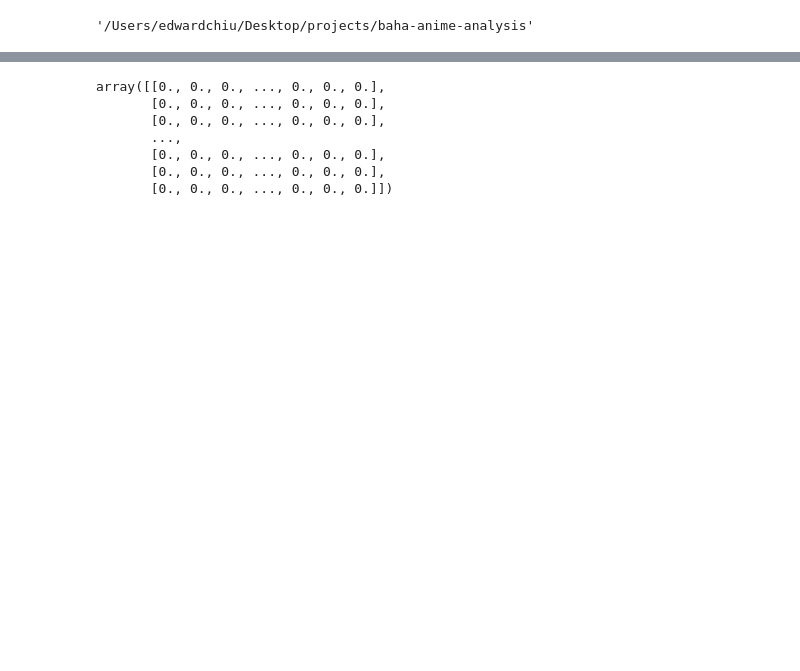
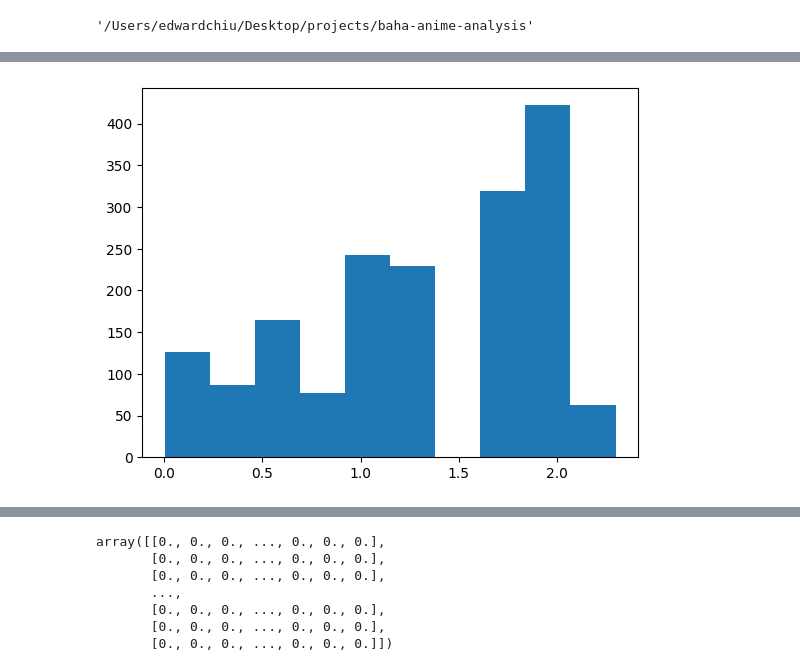
Before and after one commit to edward19978695/baha-anime-analysis, a Jupyter notebook: dev/recommdation.ipynb, the cells around one changed output, grey strips where cells are left out. Drawn from its saved outputs; the diff is of its cells as text; code cells hidden in the pictures; blank space fills up the shorter version.

```diff
--- a/dev/recommdation.ipynb
+++ b/dev/recommdation.ipynb
@@ -24,3 +25,6 @@ df_anime.head()
 # %%
 df_anime['first_launched_date'] = pd.to_datetime(df_anime['first_launched_date'])
 df_anime['first_launched_date'] = df_anime['first_launched_date'].astype(int)
+# %%
+df_anime['total_view'] = df_anime['total_view'].fillna(df_anime['total_view'].min())
+df_anime['score'] = df_anime['score'].fillna(df_anime['score'].min())
@@ -26,0 +46,5 @@ df_anime['first_launched_date'] = df_anime['first_launched_date'].astype(int)
+# %%
+plt.hist(np.exp(df_anime['scaled_score']))
+plt.show()
+# %% [output]
+[figure, added]
```
Also changed, not shown: parts of 17 cells of this notebook.
